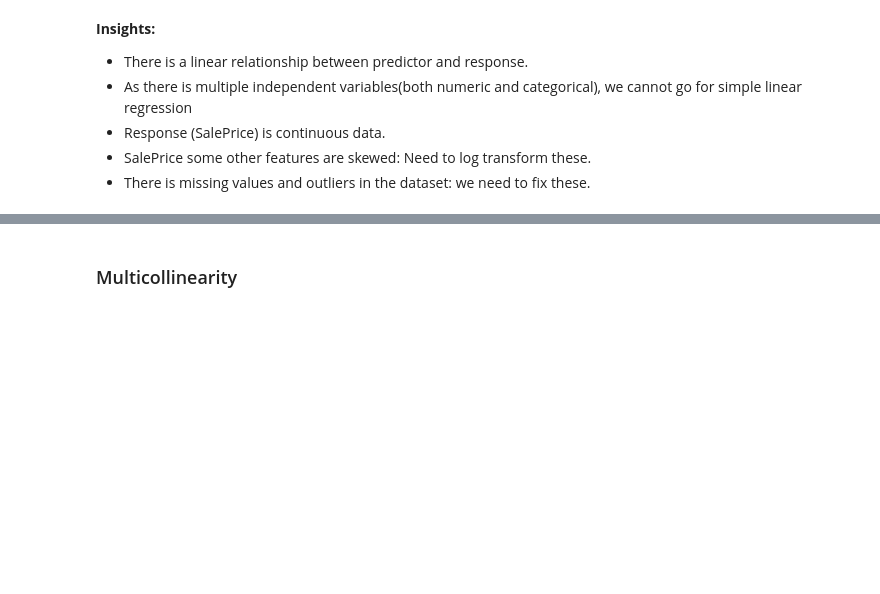
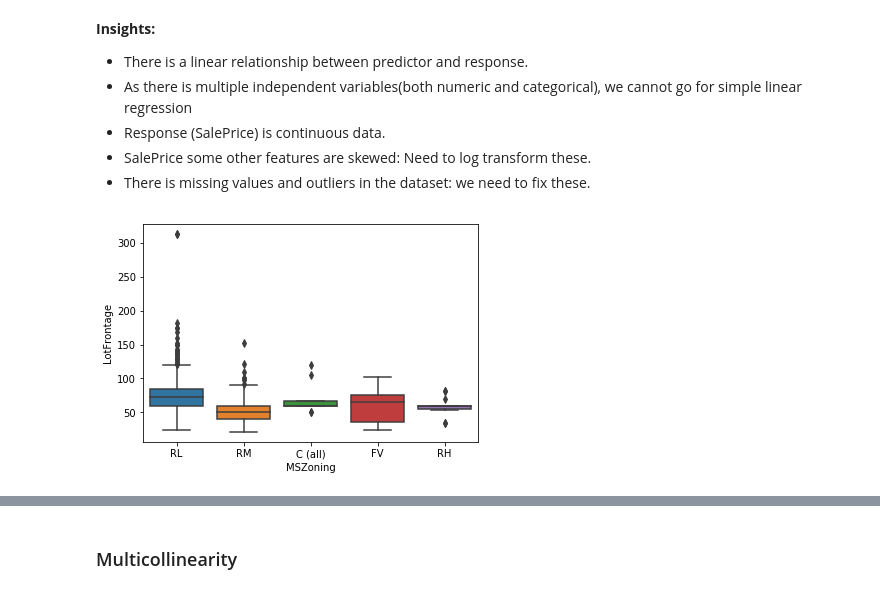
Before and after one commit to emuhsina/house_price_prediction, a Jupyter notebook: notebook.ipynb, the cells around one changed output, grey strips where cells are left out. Saved outputs shown, nothing was run; the diff lists cells and outputs as text; code cells hidden in the pictures; blank space fills up the shorter version.

```diff
--- a/notebook.ipynb
+++ b/notebook.ipynb
@@ -214,3 +198,9 @@ dtype: int64
 * Response (SalePrice) is continuous data.
 * SalePrice some other features are skewed: Need to log transform these.
 * There is missing values and outliers in the dataset: we need to fix these.
+# %%
+
+sns.boxplot(df.MSZoning, df.LotFrontage)
+plt.show()
+# %% [output]
+[figure, added]
```
Also changed, not shown: parts of 41 cells of this notebook.
